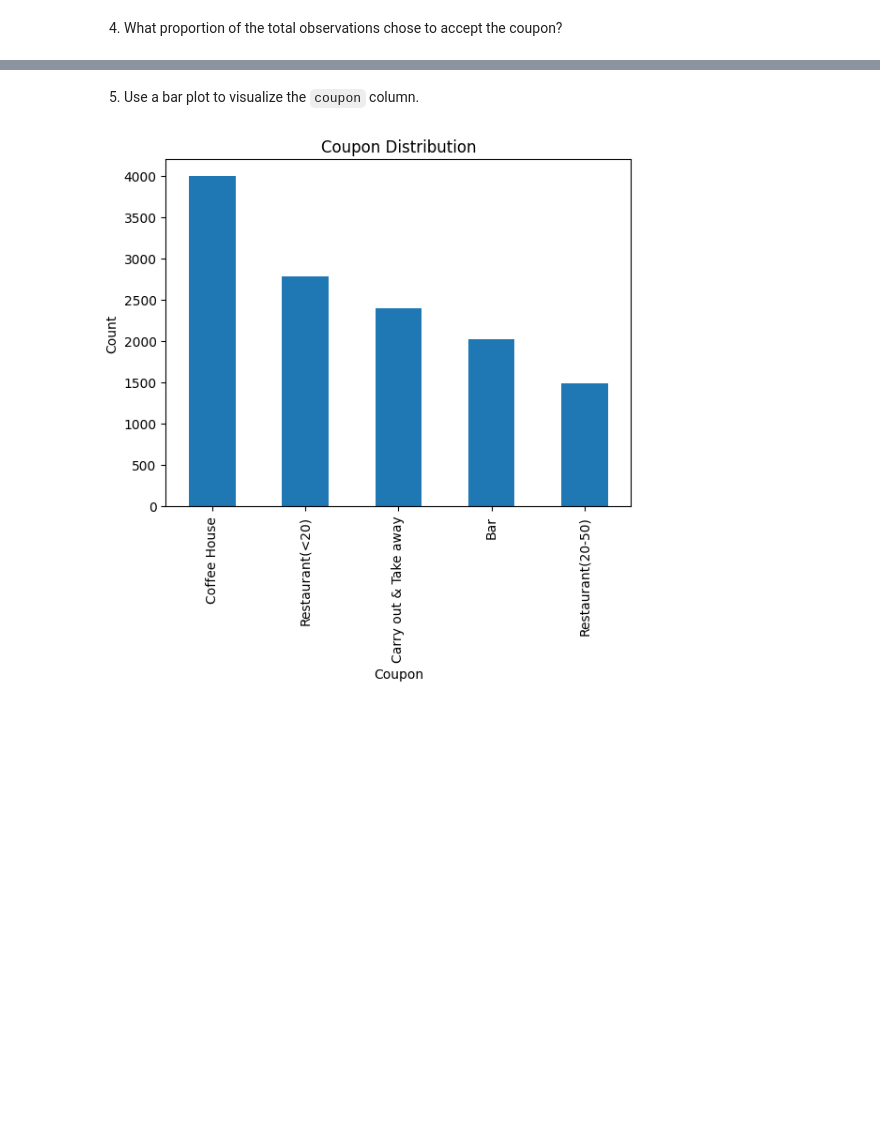
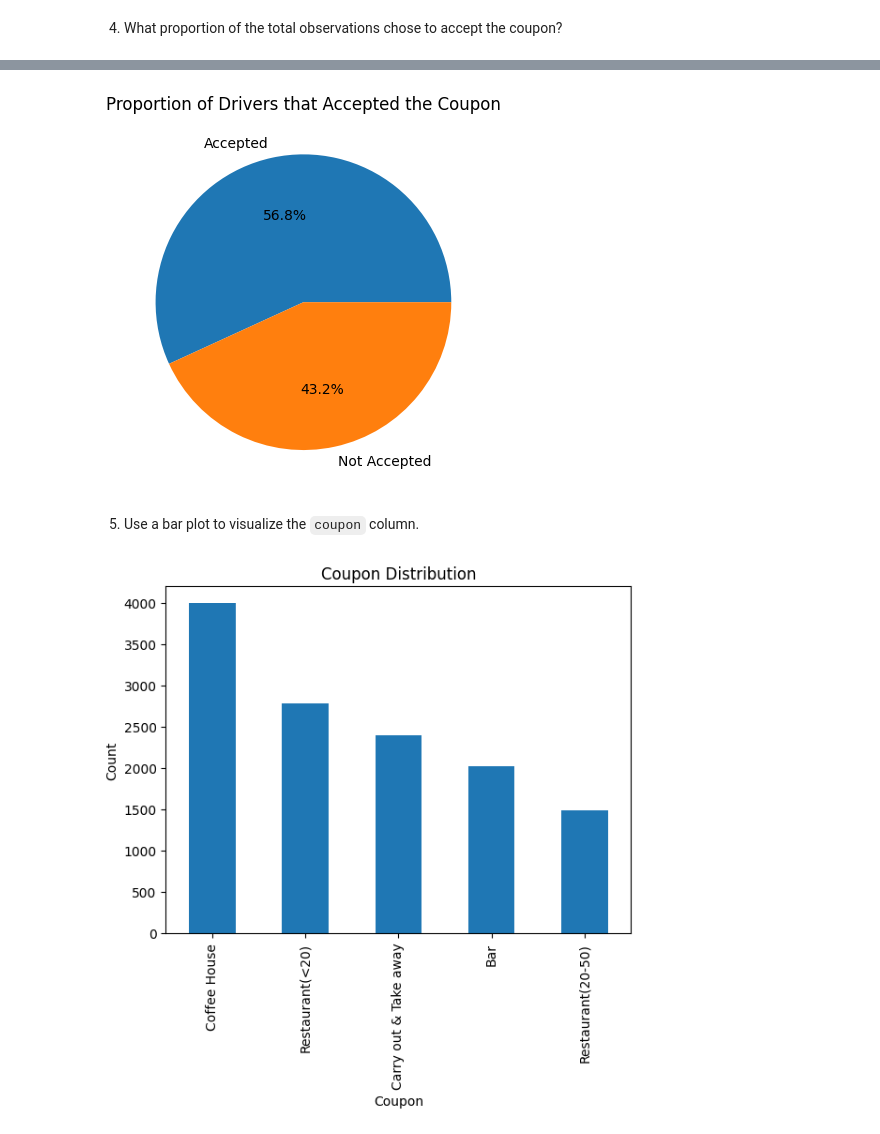
Before and after one commit to andrespineda/UC-Berkeley-MLAI, a Jupyter notebook: prompt.ipynb, the cells around one changed output, grey strips where cells are left out. Saved outputs shown, nothing was run; the diff lists cells and outputs as text; code cells hidden in the pictures; blank space fills up the shorter version.

```diff
--- a/prompt.ipynb
+++ b/prompt.ipynb
@@ -271,3 +272,16 @@ Proportion of population that chose the coupon: 43.16%
+# %%
+# Count the number of drivers who accepted the coupon
+accepted_count = df[df['Y'] == 1].shape[0]
+
+# Count the number of drivers who did not accept the coupon
+not_accepted_count = df[df['Y'] == 0].shape[0]
+
+# Create a pie chart
+plt.pie([accepted_count, not_accepted_count], labels=['Accepted', 'Not Accepted'], autopct='%1.1f%%')
+plt.title('Proportion of Drivers that Accepted the Coupon')
+plt.show()
+# %% [output]
+[figure, added]
 # %% [markdown]
 5. Use a bar plot to visualize the `coupon` column.
 # %%
```
Also changed, not shown: parts of 16 cells of this notebook.
